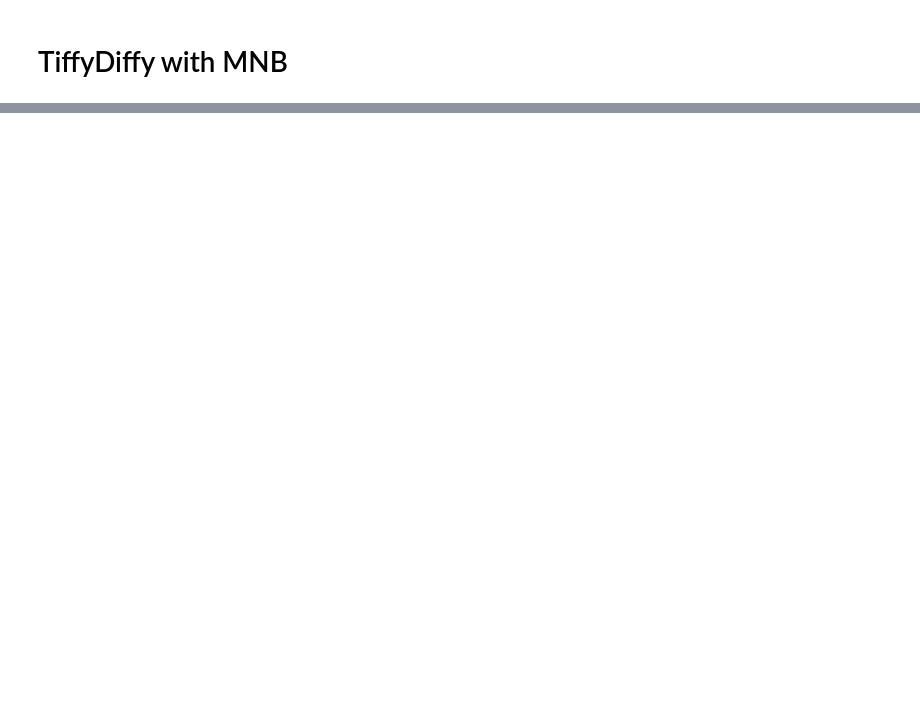
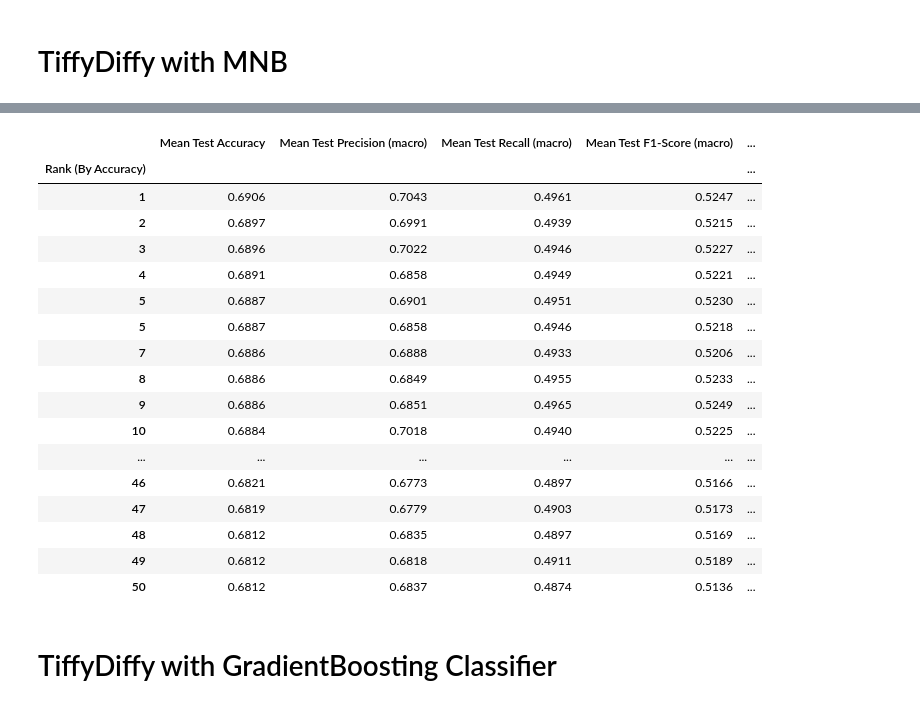
Before and after one commit to ssaeed85/dsc-ph4-TweetSentimentAnalysis-NLP, a Jupyter notebook: Workspace/Saad/DataCleaning.ipynb, the cells around one changed output, grey strips where cells are left out. Cells and saved outputs as stored; diff of their text form; code cells hidden in the pictures; blank space fills up the shorter version.

Commit message:
tiffydiffy with RFC, GradBoost, hypertuned RFC

```diff
--- a/Workspace/Saad/DataCleaning.ipynb
+++ b/Workspace/Saad/DataCleaning.ipynb
@@ -375,0 +386,21 @@ Training F1 score: 0.379
+# %%
+params = {}
+params['rfc__criterion'] = ['gini','entropy']
+params['rfc__n_estimators'] = np.arange(50,300,50)
+params['rfc__max_depth'] = np.arange(150,200,10)
+# params['rfc__max_leaf_nodes']=[4000,4500,5000]
+
+rfc_model_pipe = Pipeline([
+    ('vec',TfidfVectorizer()),
+   ('rfc',RandomForestClassifier(random_state=42,n_jobs=-2))
+])
+
+rfc_gs1 = GridSearchCV(estimator=rfc_model_pipe,
+                           param_grid=params,
+                           cv=5,
+                           n_jobs=-2,
+                           scoring=[ 'accuracy','precision_macro','recall_macro','f1_macro'],
+                           refit='accuracy',
+                           return_train_score=True)
+
+rfc_gs1.fit(X_train,y_train)
@@ -375,0 +420,23 @@ Training F1 score: 0.379
+# %%
+prettyPrintGridCVResults(rfc_gs1)
+# %% [output]
+|  | Mean Test Accuracy | Mean Test Precision (macro) | Mean Test Recall (macro) | Mean Test F1-Score (macro) | ... |
+| Rank (By Accuracy) |  |  |  |  | ... |
+| 1 | 0.6906 | 0.7043 | 0.4961 | 0.5247 | ... |
+| 2 | 0.6897 | 0.6991 | 0.4939 | 0.5215 | ... |
+| 3 | 0.6896 | 0.7022 | 0.4946 | 0.5227 | ... |
+| 4 | 0.6891 | 0.6858 | 0.4949 | 0.5221 | ... |
+| 5 | 0.6887 | 0.6901 | 0.4951 | 0.5230 | ... |
+| 5 | 0.6887 | 0.6858 | 0.4946 | 0.5218 | ... |
+| 7 | 0.6886 | 0.6888 | 0.4933 | 0.5206 | ... |
+| 8 | 0.6886 | 0.6849 | 0.4955 | 0.5233 | ... |
+| 9 | 0.6886 | 0.6851 | 0.4965 | 0.5249 | ... |
+| 10 | 0.6884 | 0.7018 | 0.4940 | 0.5225 | ... |
+| ... | ... | ... | ... | ... | ... |
+| 46 | 0.6821 | 0.6773 | 0.4897 | 0.5166 | ... |
+| 47 | 0.6819 | 0.6779 | 0.4903 | 0.5173 | ... |
+| 48 | 0.6812 | 0.6835 | 0.4897 | 0.5169 | ... |
+| 49 | 0.6812 | 0.6818 | 0.4911 | 0.5189 | ... |
+| 50 | 0.6812 | 0.6837 | 0.4874 | 0.5136 | ... |
+# %% [markdown]
+# TiffyDiffy with GradientBoosting Classifier
```
Also changed, not shown: parts of 12 cells of this notebook.
